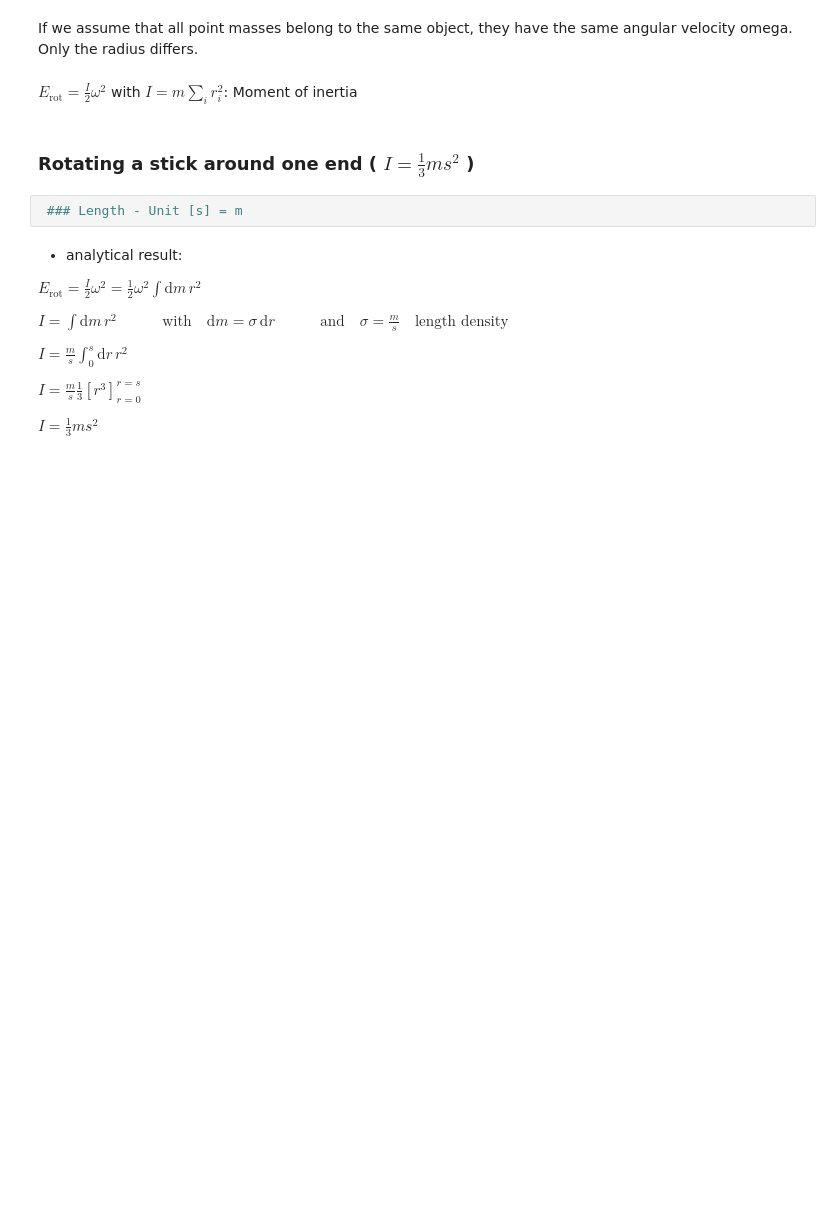
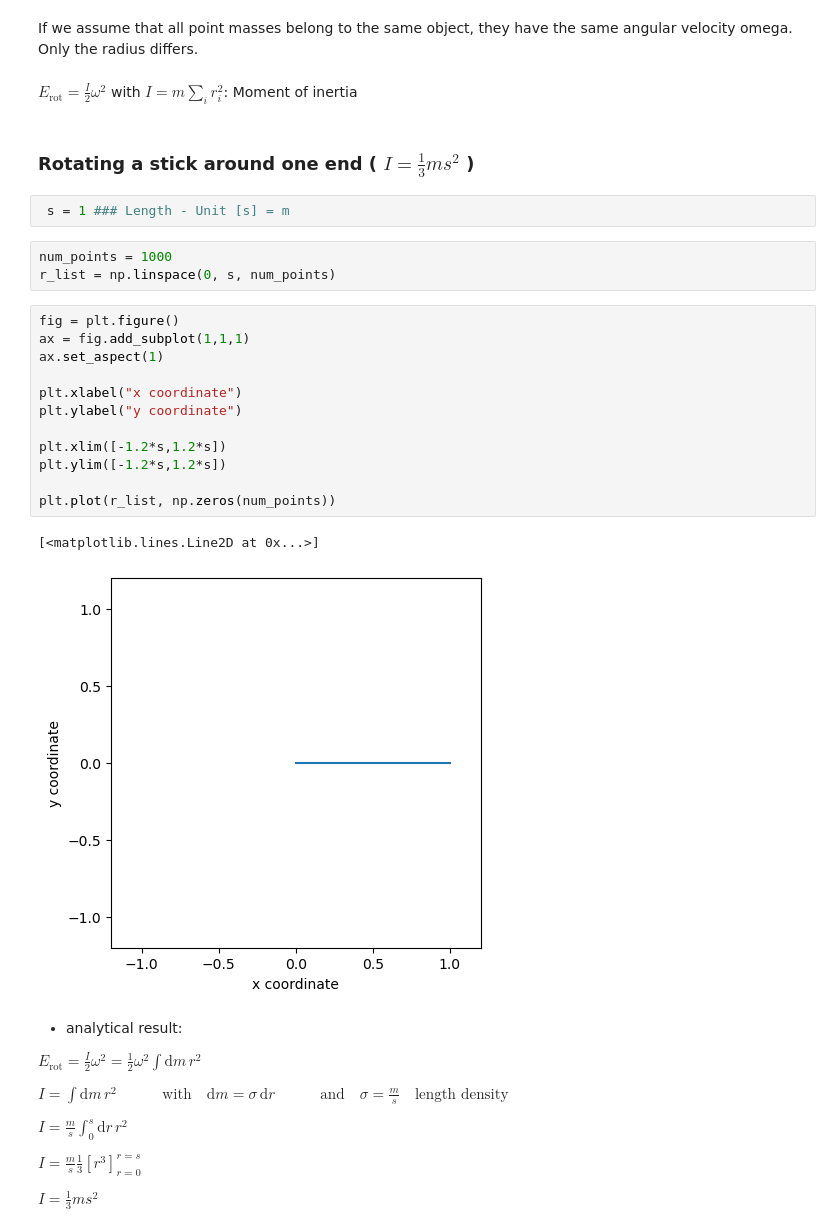
Before and after one commit to sage2003/Scientific-Computation-Udemy, a Jupyter notebook: Rotation of geometric objects.ipynb, the cells around one changed output. Drawn from its saved outputs; the diff is of its cells as text; blank space fills up the shorter version.

```diff
--- a/Rotation of geometric objects.ipynb
+++ b/Rotation of geometric objects.ipynb
@@ -26,7 +64,25 @@ Only the radius differs.
 # %% [markdown]
 ### Rotating a stick around one end ( \\( I = \frac{1}{3}ms^2 \\) )
 # %%
- ### Length - Unit [s] = m
+ s = 1 ### Length - Unit [s] = m
+# %%
+num_points = 1000
+r_list = np.linspace(0, s, num_points)
+# %%
+fig = plt.figure()
+ax = fig.add_subplot(1,1,1)
+ax.set_aspect(1)
+
+plt.xlabel("x coordinate")
+plt.ylabel("y coordinate")
+
+plt.xlim([-1.2*s,1.2*s])
+plt.ylim([-1.2*s,1.2*s])
+
+plt.plot(r_list, np.zeros(num_points))
+# %% [output]
+[<matplotlib.lines.Line2D at 0x...>]
+[figure, added]
 # %% [markdown]
 - analytical result:
 
```
Also changed, not shown: parts of 17 cells of this notebook, 2 other files.
